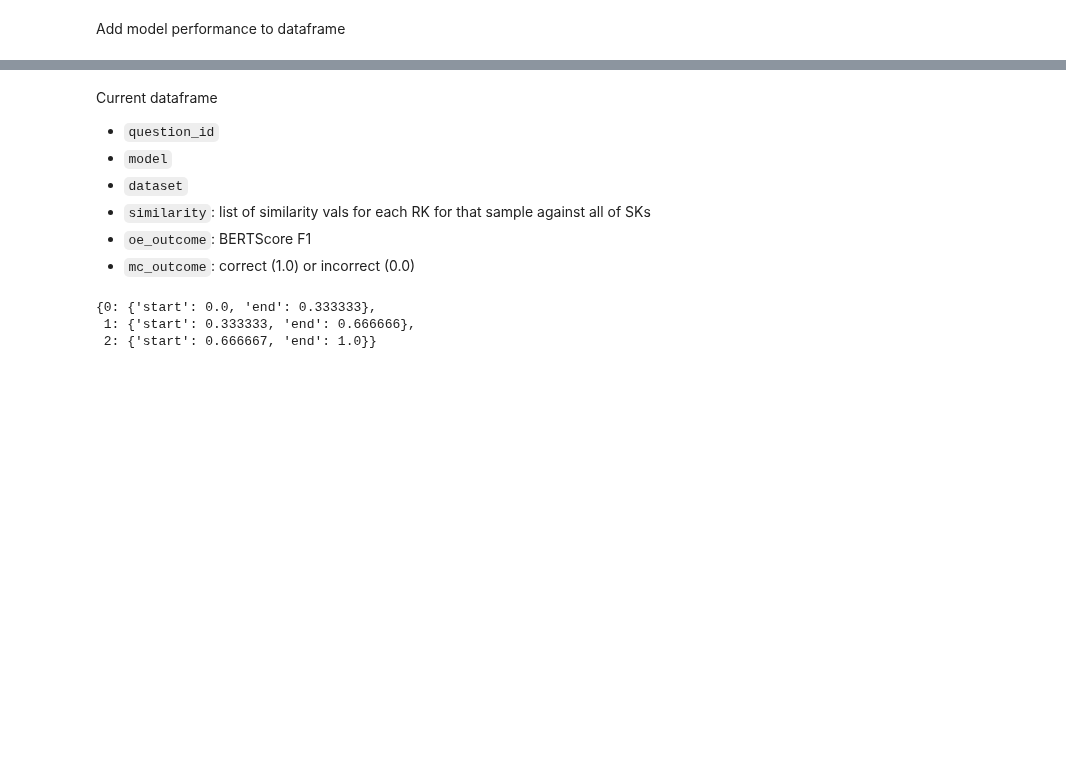
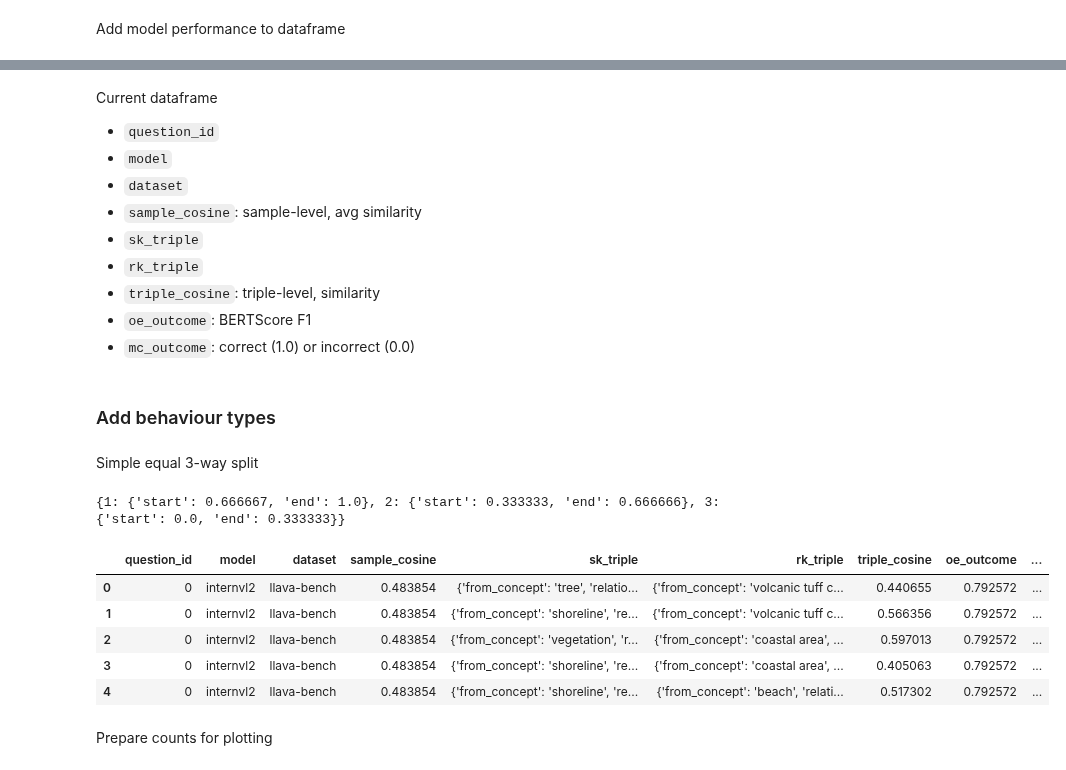
Before and after one commit to LCorti/vlm_diagnosis, a Jupyter notebook: behaviour_analysis/analysis_triples.ipynb, the cells around one changed output, grey strips where cells are left out. Saved outputs shown, nothing was run; the diff lists cells and outputs as text; code cells hidden in the pictures; blank space fills up the shorter version.

```diff
--- a/behaviour_analysis/analysis_triples.ipynb
+++ b/behaviour_analysis/analysis_triples.ipynb
@@ -332,22 +316,9 @@ Current dataframe
 - `question_id`
 - `model`
 - `dataset`
-- `similarity`: list of similarity vals for each RK for that sample against all of SKs
+- `sample_cosine`: sample-level, avg similarity
+- `sk_triple`
+- `rk_triple`
+- `triple_cosine`: triple-level, similarity
 - `oe_outcome`: BERTScore F1
 - `mc_outcome`: correct (1.0) or incorrect (0.0)
-# %%
-prec = 6
-step = round(1 / 3, prec)
-cosine_ranges = {
-    idx: {"start": float(round(val, prec)), "end": float(round(val + step, prec))}
-    for idx, val in enumerate(np.linspace(0, 1, 4))
-}
-
-# remove last range, meaningless here
-cosine_ranges.pop(3)
-cosine_ranges[2]["end"] = 1.0
-cosine_ranges
-# %% [output]
-{0: {'start': 0.0, 'end': 0.333333},
- 1: {'start': 0.333333, 'end': 0.666666},
- 2: {'start': 0.666667, 'end': 1.0}}
@@ -374,0 +325,48 @@ for idx, r in cosine_ranges.items():
+# %% [markdown]
+### Add behaviour types
+# %% [markdown]
+Simple equal 3-way split
+# %%
+prec = 6
+n_split = 3
+step = round(1 / n_split, prec)
+simple_split = {
+    idx + 1: {"start": round(val.item(), prec), "end": round(val.item() + step, prec)}
+    for idx, val in enumerate(np.linspace(0, 1, n_split + 1))
+    if idx < n_split
+}
+
+# Swap ranges for types 1 and 3
+temp = simple_split[1]
+simple_split[1] = simple_split[3]
+simple_split[3] = temp
+
+print(simple_split)
+# %% [output]
+{1: {'start': 0.666667, 'end': 1.0}, 2: {'start': 0.333333, 'end': 0.666666}, 3: {'start': 0.0, 'end': 0.333333}}
+# %%
+def get_behaviour_type(sim_val, ranges):
+    temp = float(round(sim_val, prec))
+    for idx, r in ranges.items():
+        if temp >= r["start"] and temp <= r["end"]:
+            return idx
+    print("Error; returning None")
+    return None
+# %%
+analysis_type = None
+df["sample_type"] = df.apply(
+    lambda x: get_behaviour_type(x["sample_cosine"], simple_split), axis=1
+)
+df["triple_type"] = df.apply(
+    lambda x: get_behaviour_type(x["triple_cosine"], simple_split), axis=1
+)
+df.head()
+# %% [output]
+|  | question_id | model | dataset | sample_cosine | sk_triple | rk_triple | triple_cosine | oe_outcome | ... |
+| 0 | 0 | internvl2 | llava-bench | 0.483854 | {'from_concept': 'tree', 'relatio... | {'from_concept': 'volcanic tuff c... | 0.440655 | 0.792572 | ... |
+| 1 | 0 | internvl2 | llava-bench | 0.483854 | {'from_concept': 'shoreline', 're... | {'from_concept': 'volcanic tuff c... | 0.566356 | 0.792572 | ... |
+| 2 | 0 | internvl2 | llava-bench | 0.483854 | {'from_concept': 'vegetation', 'r... | {'from_concept': 'coastal area', ... | 0.597013 | 0.792572 | ... |
+| 3 | 0 | internvl2 | llava-bench | 0.483854 | {'from_concept': 'shoreline', 're... | {'from_concept': 'coastal area', ... | 0.405063 | 0.792572 | ... |
+| 4 | 0 | internvl2 | llava-bench | 0.483854 | {'from_concept': 'shoreline', 're... | {'from_concept': 'beach', 'relati... | 0.517302 | 0.792572 | ... |
+# %% [markdown]
+Prepare counts for plotting
```
Also changed, not shown: parts of 57 cells of this notebook, 1 other file.
